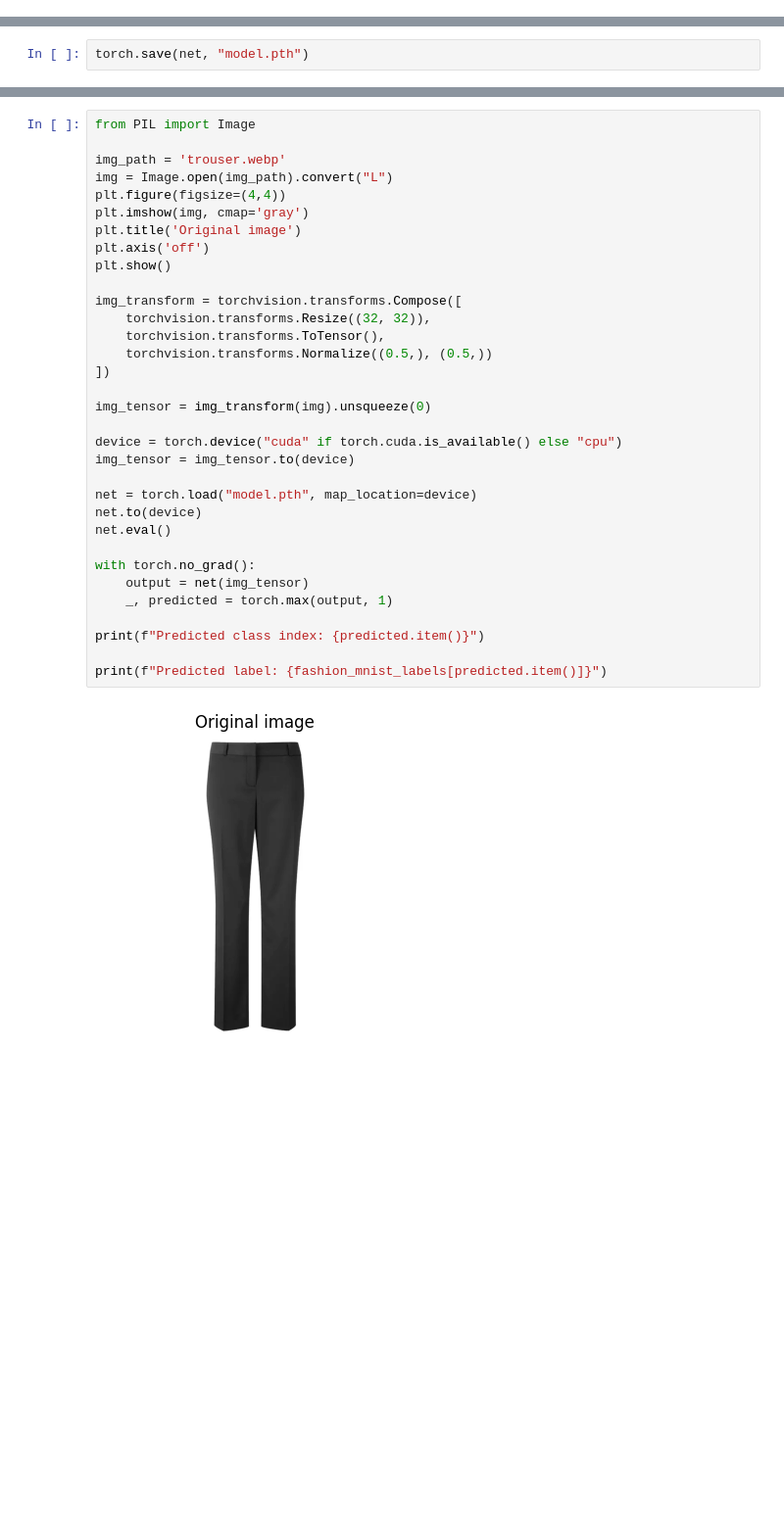
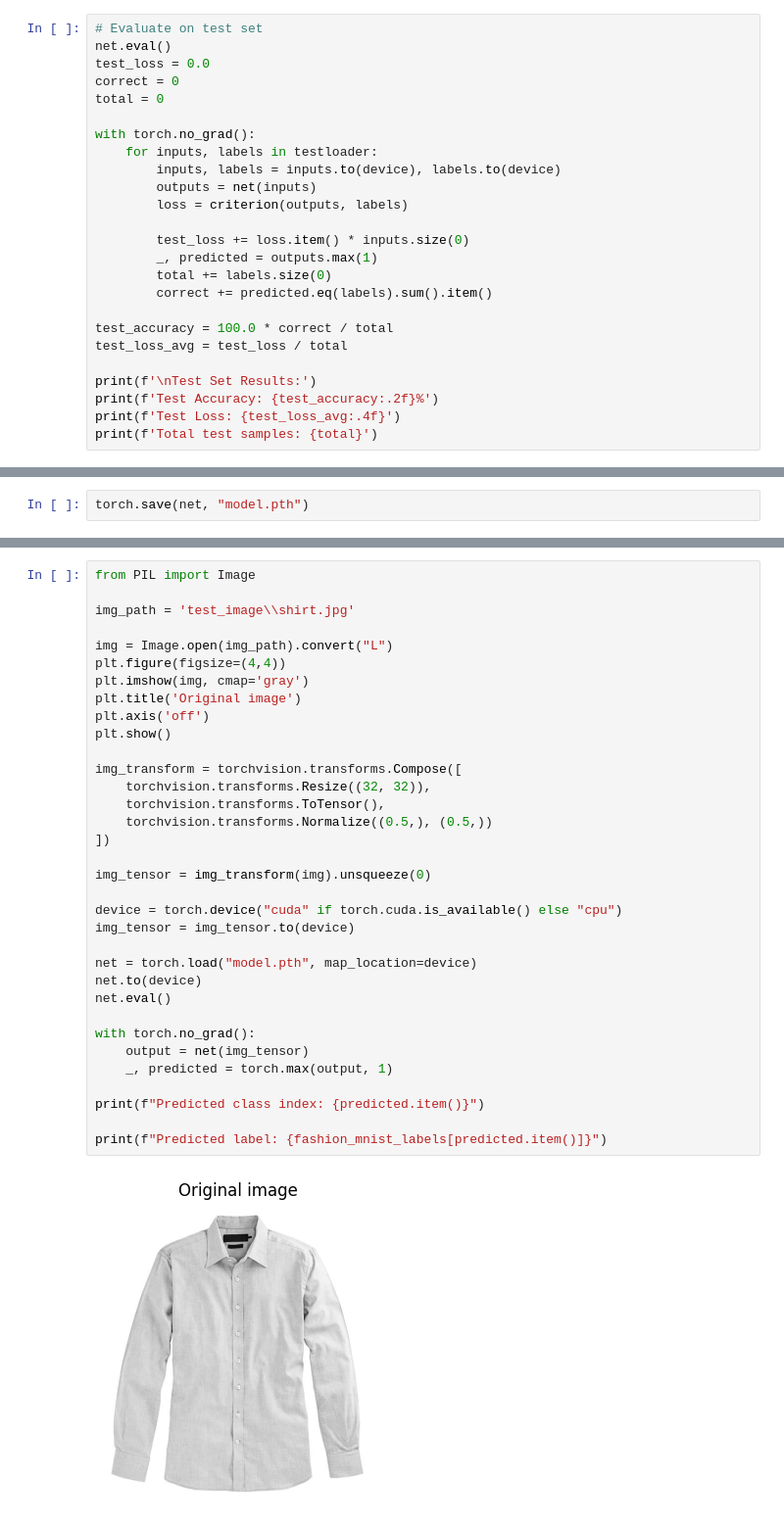
Before and after one commit to Nischal1126/Fashion_MNIST-Classication, a Jupyter notebook: model.ipynb, the cells around one changed output, grey strips where cells are left out. Shown at 98% size. Cells and saved outputs as stored; diff of their text form; blank space fills up the shorter version.

```diff
--- a/model.ipynb
+++ b/model.ipynb
@@ -115,0 +113,25 @@ Epoch [20/20] | Loss: 0.3223 | Accuracy: 88.04% | Total samples: 60000 | Batch s
+# %%
+# Evaluate on test set
+net.eval()
+test_loss = 0.0
+correct = 0
+total = 0
+
+with torch.no_grad():
+    for inputs, labels in testloader:
+        inputs, labels = inputs.to(device), labels.to(device)
+        outputs = net(inputs)
+        loss = criterion(outputs, labels)
+
+        test_loss += loss.item() * inputs.size(0)
+        _, predicted = outputs.max(1)
+        total += labels.size(0)
+        correct += predicted.eq(labels).sum().item()
+
+test_accuracy = 100.0 * correct / total
+test_loss_avg = test_loss / total
+
+print(f'\nTest Set Results:')
+print(f'Test Accuracy: {test_accuracy:.2f}%')
+print(f'Test Loss: {test_loss_avg:.4f}')
+print(f'Total test samples: {total}')
@@ -181,35 +208,36 @@ plt.show()
 # %%
 from PIL import Image
 
-img_path = 'trouser.webp'
+img_path = 'test_image\\shirt.jpg'
+
 img = Image.open(img_path).convert("L")
 plt.figure(figsize=(4,4))
 plt.imshow(img, cmap='gray')
 plt.title('Original image')
 plt.axis('off')
 plt.show()
 
 img_transform = torchvision.transforms.Compose([
     torchvision.transforms.Resize((32, 32)),
     torchvision.transforms.ToTensor(),
     torchvision.transforms.Normalize((0.5,), (0.5,))
 ])
 
 img_tensor = img_transform(img).unsqueeze(0)
 
 device = torch.device("cuda" if torch.cuda.is_available() else "cpu")
 img_tensor = img_tensor.to(device)
 
 net = torch.load("model.pth", map_location=device)
 net.to(device)
 net.eval()
 
 with torch.no_grad():
     output = net(img_tensor)
     _, predicted = torch.max(output, 1)
 
 print(f"Predicted class index: {predicted.item()}")
 
 print(f"Predicted label: {fashion_mnist_labels[predicted.item()]}")
 # %% [output]
-[figure, old version]
+[figure, new version]
```
Also changed, not shown: parts of 7 cells of this notebook, 4 other files.
